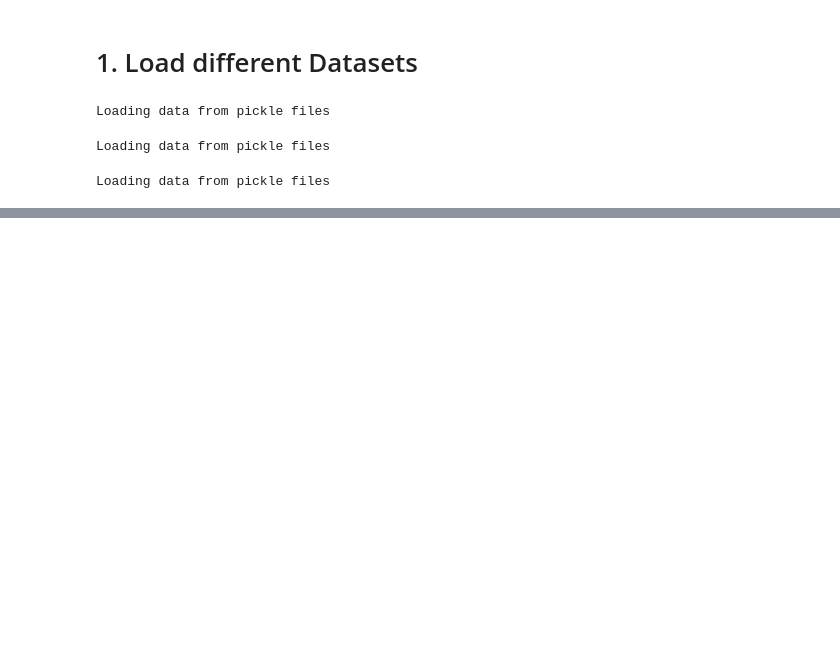
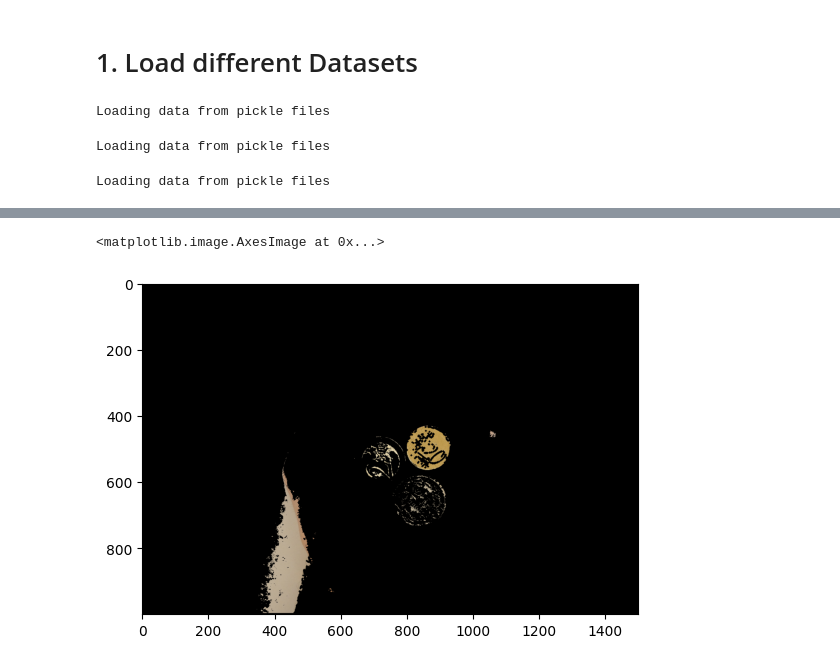
Before and after one commit to roduit/EE-451-IAPR, a Jupyter notebook: project/src/main_vincent.ipynb, the cells around one changed output, grey strips where cells are left out. Drawn from its saved outputs; the diff is of its cells as text; code cells hidden in the pictures; blank space fills up the shorter version.

```diff
--- a/project/src/main_vincent.ipynb
+++ b/project/src/main_vincent.ipynb
@@ -151,0 +130,11 @@ neutral_bg
+# %%
+# Convert img_final to a 8-bit unsigned integer image
+img_final = img_final.astype(np.uint8)
+
+# Apply the mask
+masked_img = cv2.bitwise_and(img_original, img_original, mask=img_final)
+# %%
+plt.imshow(masked_img)
+# %% [output]
+<matplotlib.image.AxesImage at 0x...>
+[figure, added]
```
Also changed, not shown: parts of 11 cells of this notebook, 4 other files.
